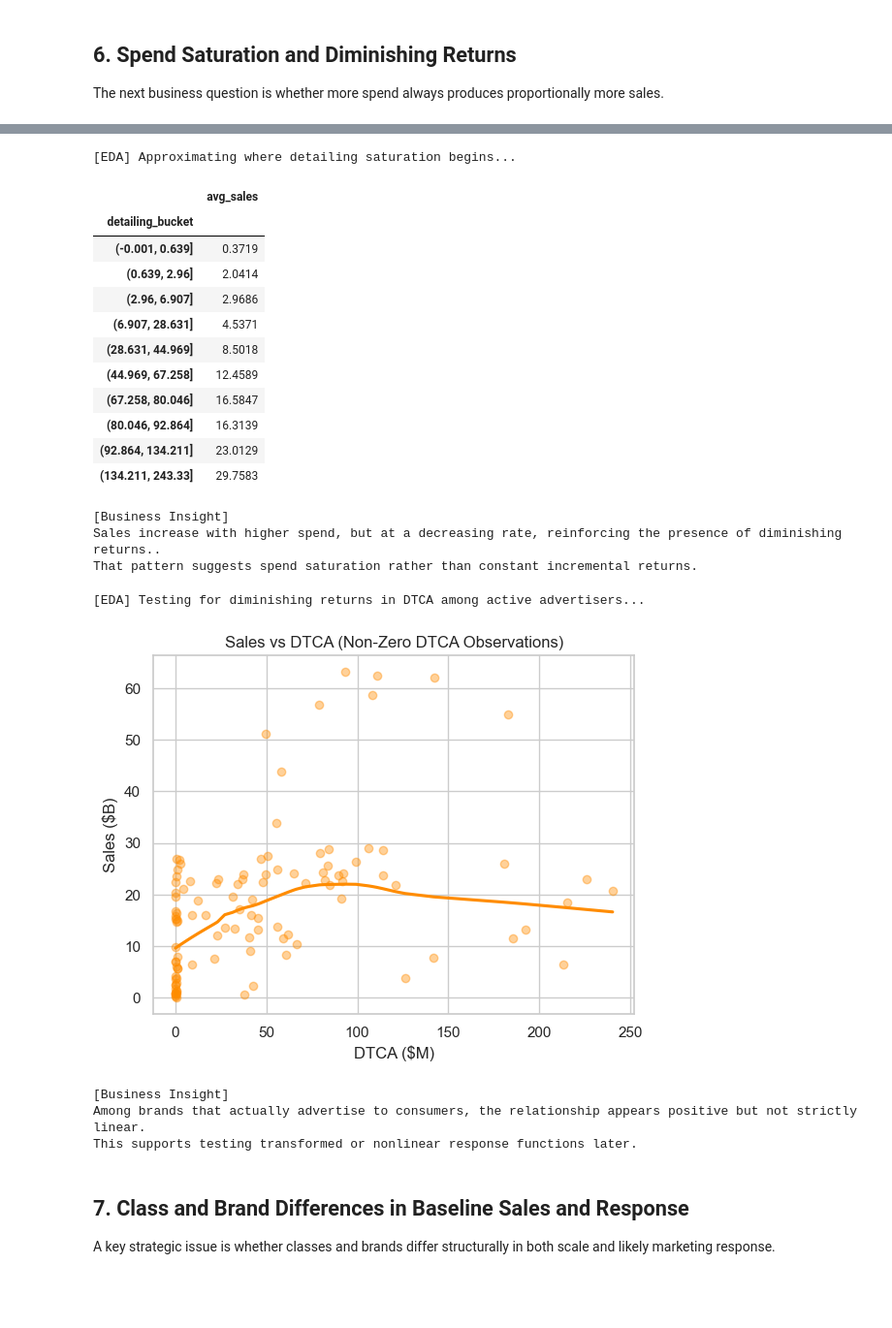
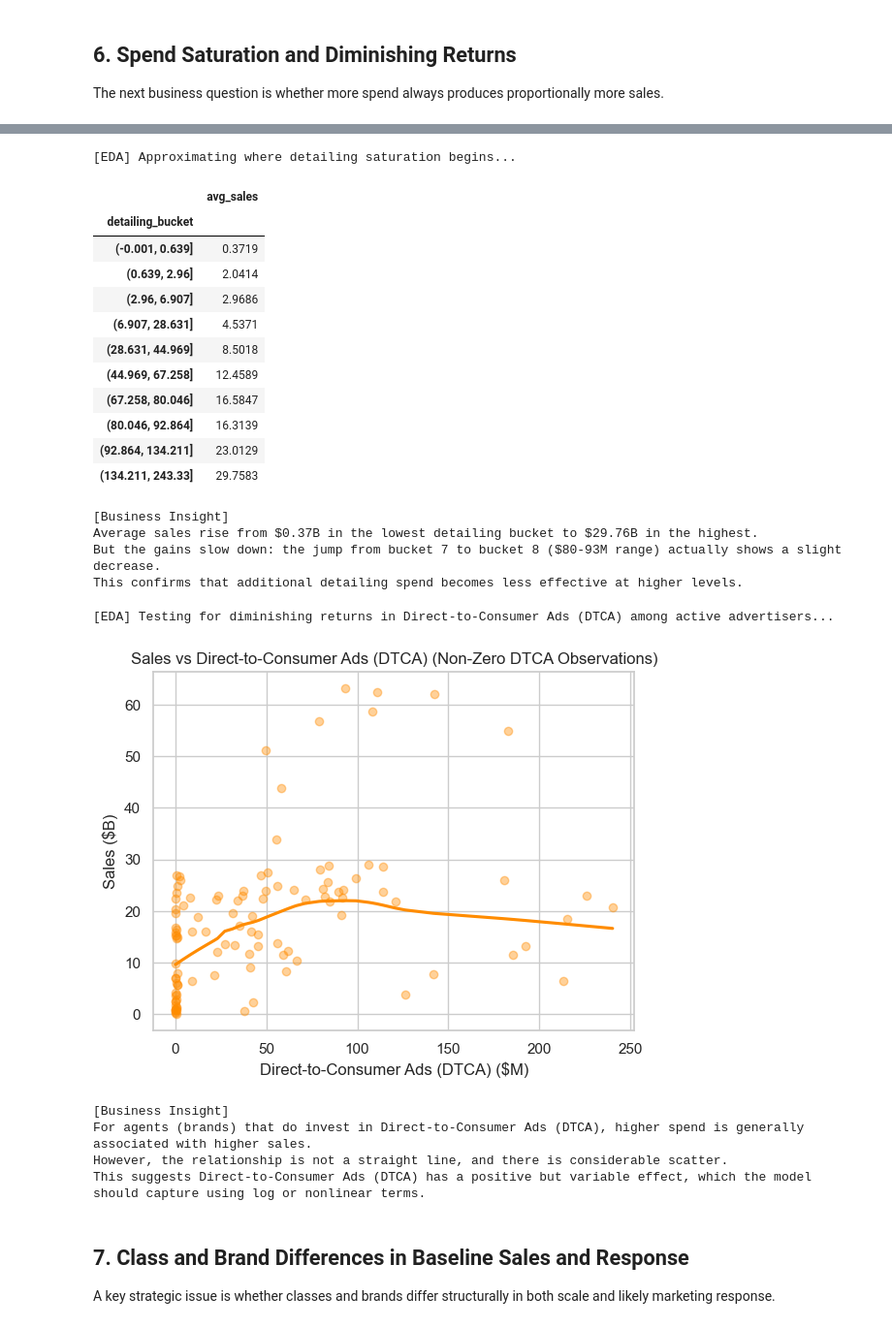
Before and after one commit to deenuy/mmai-marketing-rx-sales-forecasting, a Jupyter notebook: 01_eda_v4.ipynb, the cells around one changed output, grey strips where cells are left out. Shown at 97% size. Cells and saved outputs as stored; diff of their text form; code cells hidden in the pictures; blank space fills up the shorter version.

Commit message:
Refined EDA with business-driven insights, improved interpretability, and prepared dataset for parametric modeling

```diff
--- a/01_eda_v4.ipynb
+++ b/01_eda_v4.ipynb
@@ -548,8 +574,9 @@ bucket_sales = df.groupby("detailing_bucket", observed=False)["actual_sales"].me
 display(bucket_sales)
 
 print("\n[Business Insight]")
-print("Sales increase with higher spend, but at a decreasing rate, reinforcing the presence of diminishing returns..")
-print("That pattern suggests spend saturation rather than constant incremental returns.")
+print("Average sales rise from $0.37B in the lowest detailing bucket to $29.76B in the highest.")
+print("But the gains slow down: the jump from bucket 7 to bucket 8 ($80-93M range) actually shows a slight decrease.")
+print("This confirms that additional detailing spend becomes less effective at higher levels.")
 # %% [output]
 [EDA] Approximating where detailing saturation begins...
 |  | avg_sales |
@@ -565,36 +592,39 @@ print("That pattern suggests spend saturation rather than constant incremental r
 | (92.864, 134.211] | 23.0129 |
 | (134.211, 243.33] | 29.7583 |
 [Business Insight]
-Sales increase with higher spend, but at a decreasing rate, reinforcing the presence of diminishing returns..
-That pattern suggests spend saturation rather than constant incremental returns.
+Average sales rise from $0.37B in the lowest detailing bucket to $29.76B in the highest.
+But the gains slow down: the jump from bucket 7 to bucket 8 ($80-93M range) actually shows a slight decrease.
+This confirms that additional detailing spend becomes less effective at higher levels.
 # %%
-print("\n[EDA] Testing for diminishing returns in DTCA among active advertisers...")
+print("\n[EDA] Testing for diminishing returns in Direct-to-Consumer Ads (DTCA) among active advertisers...")
 
 non_zero_dtca = df[df["direct_to_consumer_ad"] > 0]
 
 sns.regplot(
     data=non_zero_dtca,
     x="direct_to_consumer_ad",
     y="actual_sales",
     lowess=True,
     scatter_kws={"alpha": 0.4},
     color="darkorange"
 )
 
-plt.title("Sales vs DTCA (Non-Zero DTCA Observations)")
-plt.xlabel("DTCA ($M)")
+plt.title("Sales vs Direct-to-Consumer Ads (DTCA) (Non-Zero DTCA Observations)")
+plt.xlabel("Direct-to-Consumer Ads (DTCA) ($M)")
 plt.ylabel("Sales ($B)")
 plt.show()
 
 print("\n[Business Insight]")
-print("Among brands that actually advertise to consumers, the relationship appears positive but not strictly linear.")
-print("This supports testing transformed or nonlinear response functions later.")
+print("For agents (brands) that do invest in Direct-to-Consumer Ads (DTCA), higher spend is generally associated with higher sales.")
+print("However, the relationship is not a straight line, and there is considerable scatter.")
+print("This suggests Direct-to-Consumer Ads (DTCA) has a positive but variable effect, which the model should capture using log or nonlinear terms.")
 # %% [output]
-[EDA] Testing for diminishing returns in DTCA among active advertisers...
+[EDA] Testing for diminishing returns in Direct-to-Consumer Ads (DTCA) among active advertisers...
-[figure, old version]
+[figure, new version]
 [Business Insight]
-Among brands that actually advertise to consumers, the relationship appears positive but not strictly linear.
-This supports testing transformed or nonlinear response functions later.
+For agents (brands) that do invest in Direct-to-Consumer Ads (DTCA), higher spend is generally associated with higher sales.
+However, the relationship is not a straight line, and there is considerable scatter.
+This suggests Direct-to-Consumer Ads (DTCA) has a positive but variable effect, which the model should capture using log or nonlinear terms.
 # %% [markdown]
 ## 7. Class and Brand Differences in Baseline Sales and Response
 A key strategic issue is whether classes and brands differ structurally in both scale and likely marketing response.
```
Also changed, not shown: parts of 29 cells of this notebook, 1 other file.
